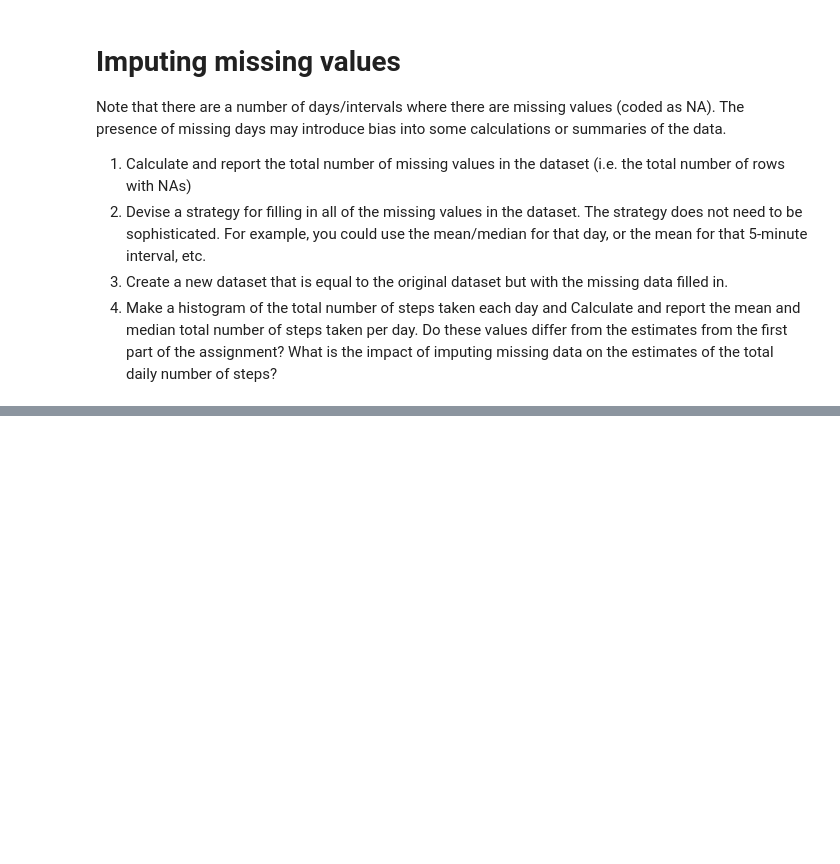
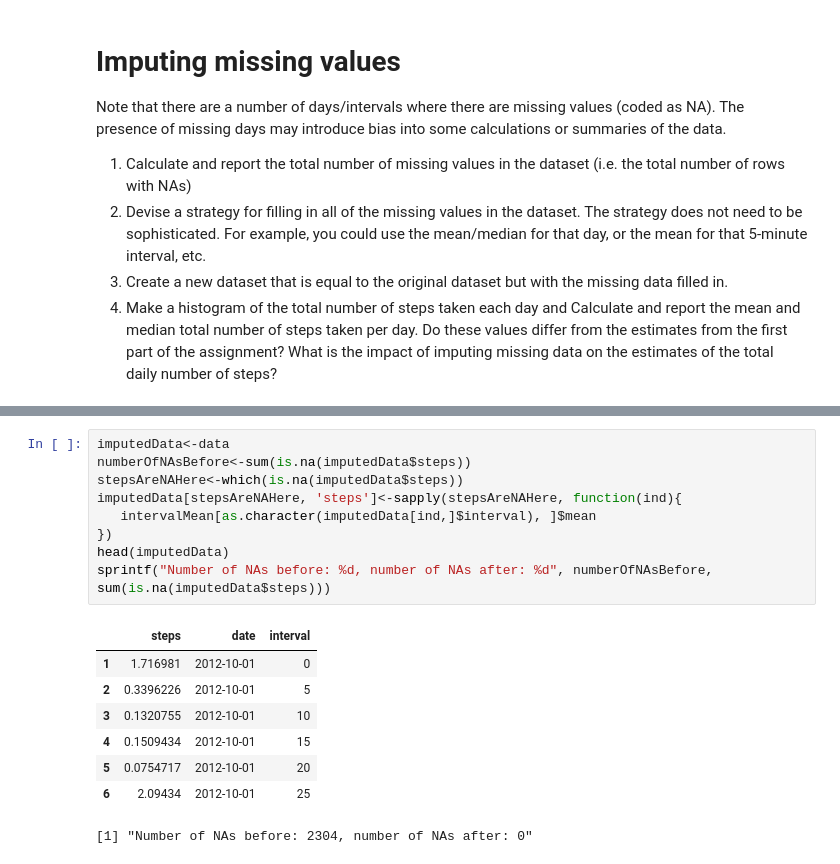
Before and after one commit to mydatasciencecourse/RepData_PeerAssessment1, a Jupyter notebook: Course project 1.ipynb, the cells around one changed output, grey strips where cells are left out. Cells and saved outputs as stored; diff of their text form; blank space fills up the shorter version.

```diff
--- a/Course project 1.ipynb
+++ b/Course project 1.ipynb
@@ -165,0 +178,18 @@ sprintf("Rows with missing steps: %d, total rows: %d, relation of missing values
+# %%
+imputedData<-data
+numberOfNAsBefore<-sum(is.na(imputedData$steps))
+stepsAreNAHere<-which(is.na(imputedData$steps))
+imputedData[stepsAreNAHere, 'steps']<-sapply(stepsAreNAHere, function(ind){
+   intervalMean[as.character(imputedData[ind,]$interval), ]$mean
+})
+head(imputedData)
+sprintf("Number of NAs before: %d, number of NAs after: %d", numberOfNAsBefore, sum(is.na(imputedData$steps)))
+# %% [output]
+|  | steps | date | interval |
+| 1 | 1.716981 | 2012-10-01 | 0 |
+| 2 | 0.3396226 | 2012-10-01 | 5 |
+| 3 | 0.1320755 | 2012-10-01 | 10 |
+| 4 | 0.1509434 | 2012-10-01 | 15 |
+| 5 | 0.0754717 | 2012-10-01 | 20 |
+| 6 | 2.09434 | 2012-10-01 | 25 |
+[1] "Number of NAs before: 2304, number of NAs after: 0"
```
Also changed, not shown: parts of 21 cells of this notebook, 2 other files.
